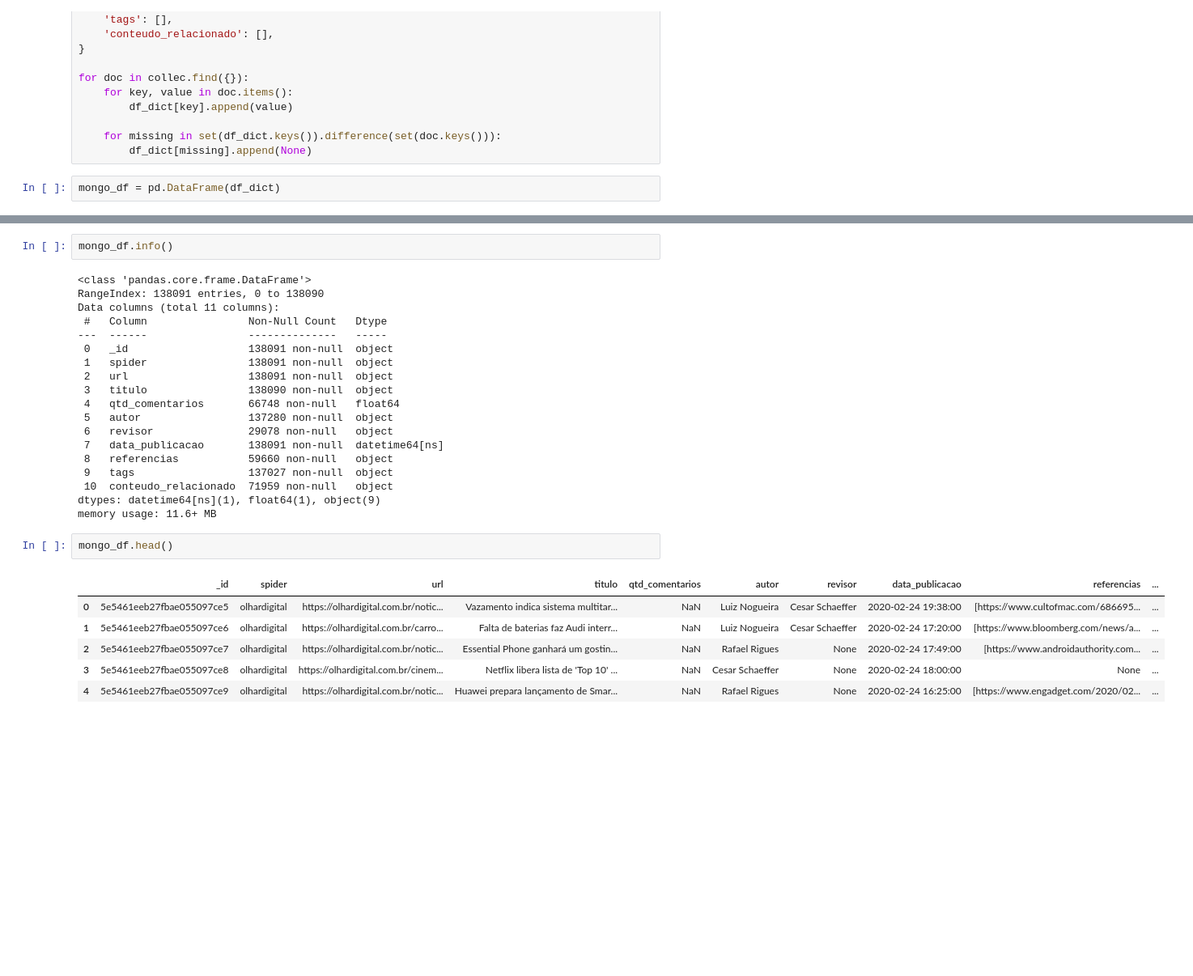
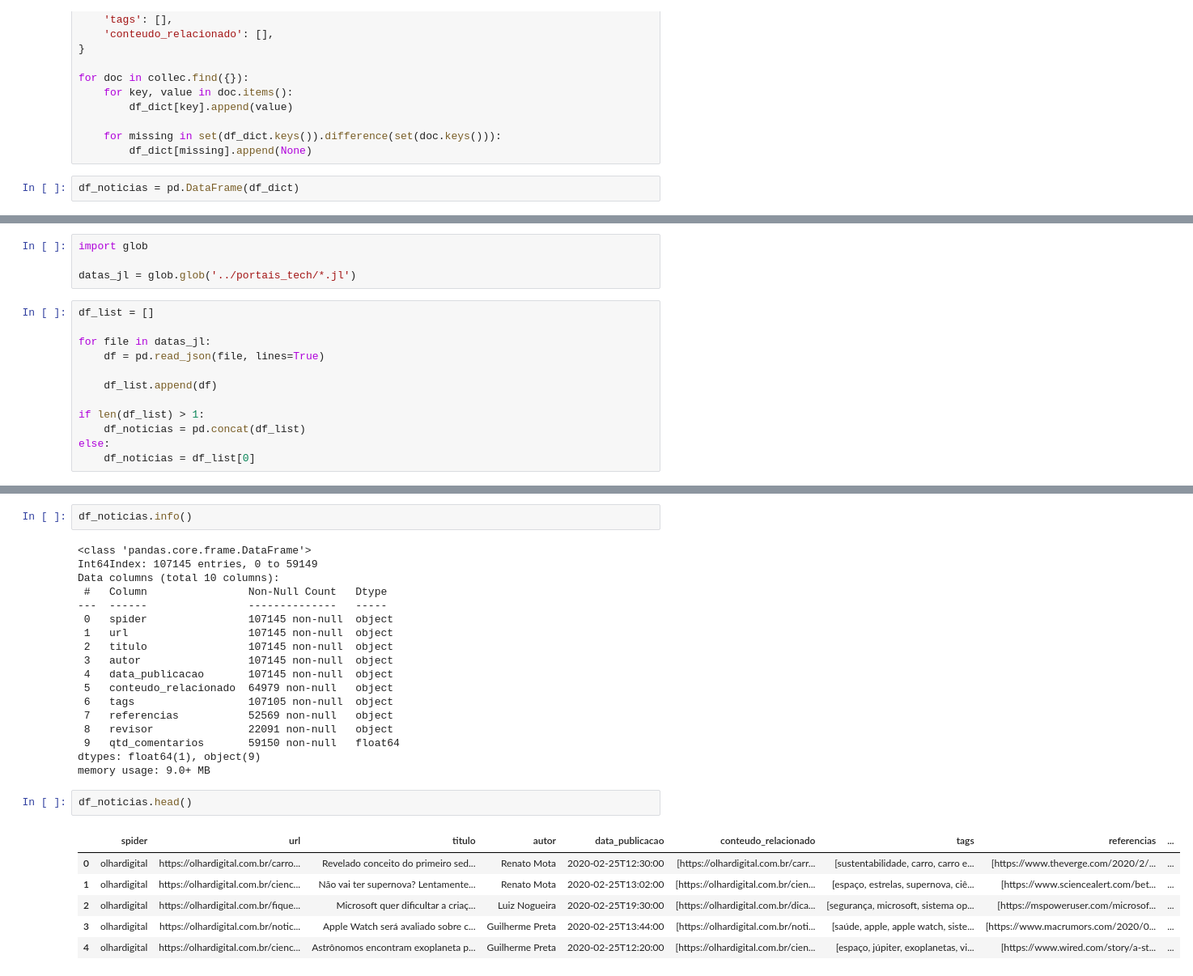
Before and after one commit to naanadr/portais-noticias-tech, a Jupyter notebook: analises/analises.ipynb, the cells around one changed output, grey strips where cells are left out. Shown: that part at 81% size. Drawn from its saved outputs; the diff is of its cells as text; blank space fills up the shorter version.

```diff
--- a/analises/analises.ipynb
+++ b/analises/analises.ipynb
@@ -33,4 +36,4 @@ for doc in collec.find({}):
     for missing in set(df_dict.keys()).difference(set(doc.keys())):
         df_dict[missing].append(None)
 # %%
-mongo_df = pd.DataFrame(df_dict)
+df_noticias = pd.DataFrame(df_dict)
@@ -36,0 +42,16 @@ mongo_df = pd.DataFrame(df_dict)
+# %%
+import glob
+
+datas_jl = glob.glob('../portais_tech/*.jl')
+# %%
+df_list = []
+
+for file in datas_jl:
+    df = pd.read_json(file, lines=True)
+
+    df_list.append(df)
+
+if len(df_list) > 1:
+    df_noticias = pd.concat(df_list)
+else:
+    df_noticias = df_list[0]
@@ -37,30 +60,29 @@ mongo_df = pd.DataFrame(df_dict)
 # %%
-mongo_df.info()
+df_noticias.info()
 # %% [output]
 <class 'pandas.core.frame.DataFrame'>
-RangeIndex: 138091 entries, 0 to 138090
-Data columns (total 11 columns):
+Int64Index: 107145 entries, 0 to 59149
+Data columns (total 10 columns):
  #   Column                Non-Null Count   Dtype
 ---  ------                --------------   -----
- 0   _id                   138091 non-null  object
- 1   spider                138091 non-null  object
- 2   url                   138091 non-null  object
- 3   titulo                138090 non-null  object
- 4   qtd_comentarios       66748 non-null   float64
- 5   autor                 137280 non-null  object
- 6   revisor               29078 non-null   object
- 7   data_publicacao       138091 non-null  datetime64[ns]
- 8   referencias           59660 non-null   object
- 9   tags                  137027 non-null  object
- 10  conteudo_relacionado  71959 non-null   object
-dtypes: datetime64[ns](1), float64(1), object(9)
-memory usage: 11.6+ MB
+ 0   spider                107145 non-null  object
+ 1   url                   107145 non-null  object
+ 2   titulo                107145 non-null  object
+ 3   autor                 107145 non-null  object
+ 4   data_publicacao       107145 non-null  object
+ 5   conteudo_relacionado  64979 non-null   object
+ 6   tags                  107105 non-null  object
+ 7   referencias           52569 non-null   object
+ 8   revisor               22091 non-null   object
+ 9   qtd_comentarios       59150 non-null   float64
+dtypes: float64(1), object(9)
+memory usage: 9.0+ MB
 # %%
-mongo_df.head()
+df_noticias.head()
 # %% [output]
-|  | _id | spider | url | titulo | qtd_comentarios | autor | revisor | data_publicacao | referencias | ... |
-| 0 | 5e5461eeb27fbae055097ce5 | olhardigital | https://olhardigital.com.br/notic... | Vazamento indica sistema multitar... | NaN | Luiz Nogueira | Cesar Schaeffer | 2020-02-24 19:38:00 | [https://www.cultofmac.com/686695... | ... |
-| 1 | 5e5461eeb27fbae055097ce6 | olhardigital | https://olhardigital.com.br/carro... | Falta de baterias faz Audi interr... | NaN | Luiz Nogueira | Cesar Schaeffer | 2020-02-24 17:20:00 | [https://www.bloomberg.com/news/a... | ... |
-| 2 | 5e5461eeb27fbae055097ce7 | olhardigital | https://olhardigital.com.br/notic... | Essential Phone ganhará um gostin... | NaN | Rafael Rigues | None | 2020-02-24 17:49:00 | [https://www.androidauthority.com... | ... |
-| 3 | 5e5461eeb27fbae055097ce8 | olhardigital | https://olhardigital.com.br/cinem... | Netflix libera lista de 'Top 10' ... | NaN | Cesar Schaeffer | None | 2020-02-24 18:00:00 | None | ... |
-| 4 | 5e5461eeb27fbae055097ce9 | olhardigital | https://olhardigital.com.br/notic... | Huawei prepara lançamento de Smar... | NaN | Rafael Rigues | None | 2020-02-24 16:25:00 | [https://www.engadget.com/2020/02... | ... |
+|  | spider | url | titulo | autor | data_publicacao | conteudo_relacionado | tags | referencias | ... |
+| 0 | olhardigital | https://olhardigital.com.br/carro... | Revelado conceito do primeiro sed... | Renato Mota | 2020-02-25T12:30:00 | [https://olhardigital.com.br/carr... | [sustentabilidade, carro, carro e... | [https://www.theverge.com/2020/2/... | ... |
+| 1 | olhardigital | https://olhardigital.com.br/cienc... | Não vai ter supernova? Lentamente... | Renato Mota | 2020-02-25T13:02:00 | [https://olhardigital.com.br/cien... | [espaço, estrelas, supernova, ciê... | [https://www.sciencealert.com/bet... | ... |
+| 2 | olhardigital | https://olhardigital.com.br/fique... | Microsoft quer dificultar a criaç... | Luiz Nogueira | 2020-02-25T19:30:00 | [https://olhardigital.com.br/dica... | [segurança, microsoft, sistema op... | [https://mspoweruser.com/microsof... | ... |
+| 3 | olhardigital | https://olhardigital.com.br/notic... | Apple Watch será avaliado sobre c... | Guilherme Preta | 2020-02-25T13:44:00 | [https://olhardigital.com.br/noti... | [saúde, apple, apple watch, siste... | [https://www.macrumors.com/2020/0... | ... |
+| 4 | olhardigital | https://olhardigital.com.br/cienc... | Astrônomos encontram exoplaneta p... | Guilherme Preta | 2020-02-25T12:20:00 | [https://olhardigital.com.br/cien... | [espaço, júpiter, exoplanetas, vi... | [https://www.wired.com/story/a-st... | ... |
```
Also changed, not shown: parts of 36 cells of this notebook.
